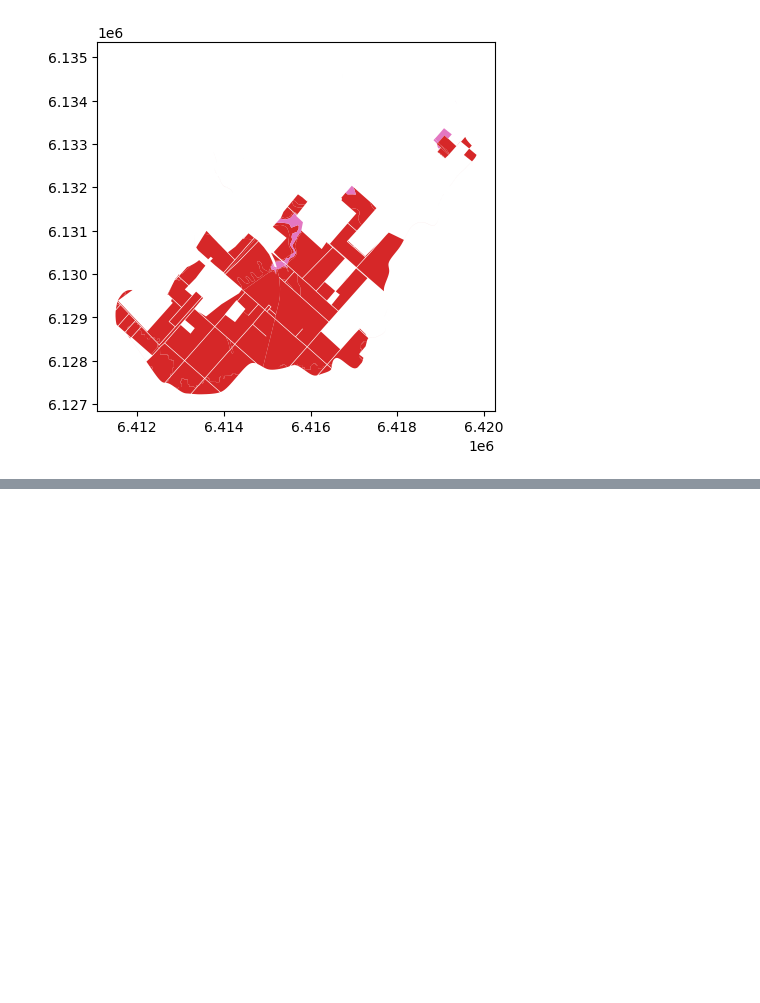
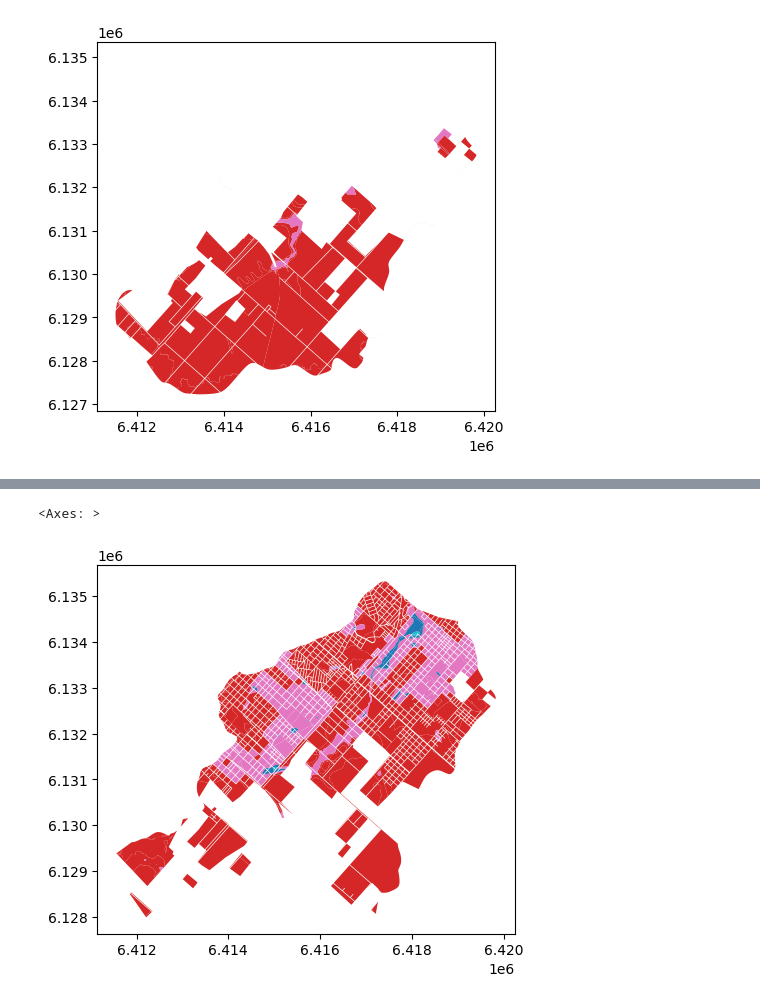
Before and after one commit to nlebovits/ciut-riesgo, a Jupyter notebook: notebooks/analisis.ipynb, the cells around one changed output, grey strips where cells are left out. Saved outputs shown, nothing was run; the diff lists cells and outputs as text; code cells hidden in the pictures; blank space fills up the shorter version.

Commit message:
añadir riesgo urbano

```diff
--- a/notebooks/analisis.ipynb
+++ b/notebooks/analisis.ipynb
@@ -14,16 +20,18 @@ from io import BytesIO
 # %%
-# Set up credentials using pathlib
-credentials_path = Path.cwd().parent / "credentials" / "service-acount-key.json"
-os.environ["GOOGLE_APPLICATION_CREDENTIALS"] = str(credentials_path)
+# Get credentials path from environment
+credentials_path = Path(os.getenv('GOOGLE_APPLICATION_CREDENTIALS'))
 
-# Initialize client with explicit credentials and project
+# Initialize client with credentials and project from environment
 credentials = service_account.Credentials.from_service_account_file(
     str(credentials_path)
 )
-client = storage.Client(credentials=credentials, project="ee-ciut")
+client = storage.Client(
+    credentials=credentials,
+    project=os.getenv('GOOGLE_CLOUD_PROJECT')
+)
 
-# Work directly with the bucket name
-bucket_name = "ciut-tablero"
+# Get bucket name from environment
+bucket_name = os.getenv('GOOGLE_CLOUD_BUCKET')
 bucket = client.bucket(bucket_name)
 # %%
 # List objects in the bucket
@@ -101,3 +108,7 @@ riesgo_rural.plot("riesgo")
 # %% [output]
 <Axes: >
 [figure]
+# %%
+riesgo_urbano_blob = bucket.blob("2024/R25_Riesgo_Urbano.geojson")
+riesgo_urbano_content = riesgo_urbano_blob.download_as_bytes()
+riesgo_urbano = gpd.read_file(BytesIO(riesgo_urbano_content))
@@ -104,3 +124,8 @@ riesgo_rural.plot("riesgo")
+# %%
+riesgo_urbano.plot('riesgo')
+# %% [output]
+<Axes: >
+[figure, added]
 # %%
 # pull in peligrosidad
 # pull in population data points
```
Also changed, not shown: parts of 3 cells of this notebook.
